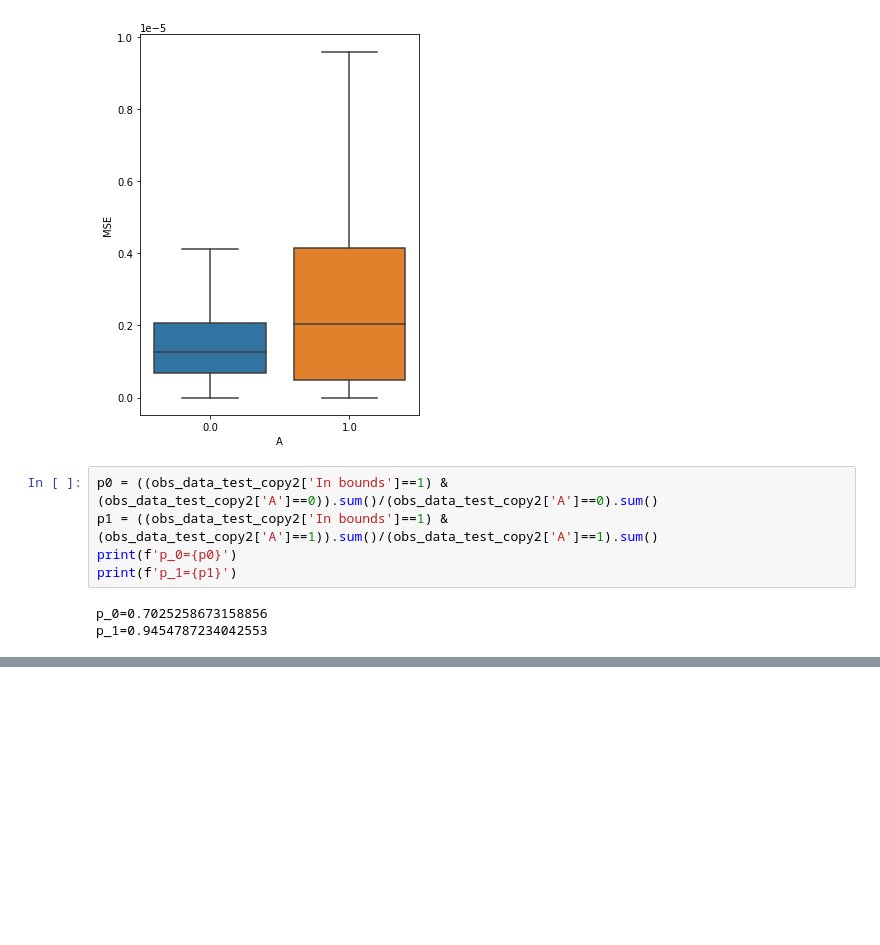
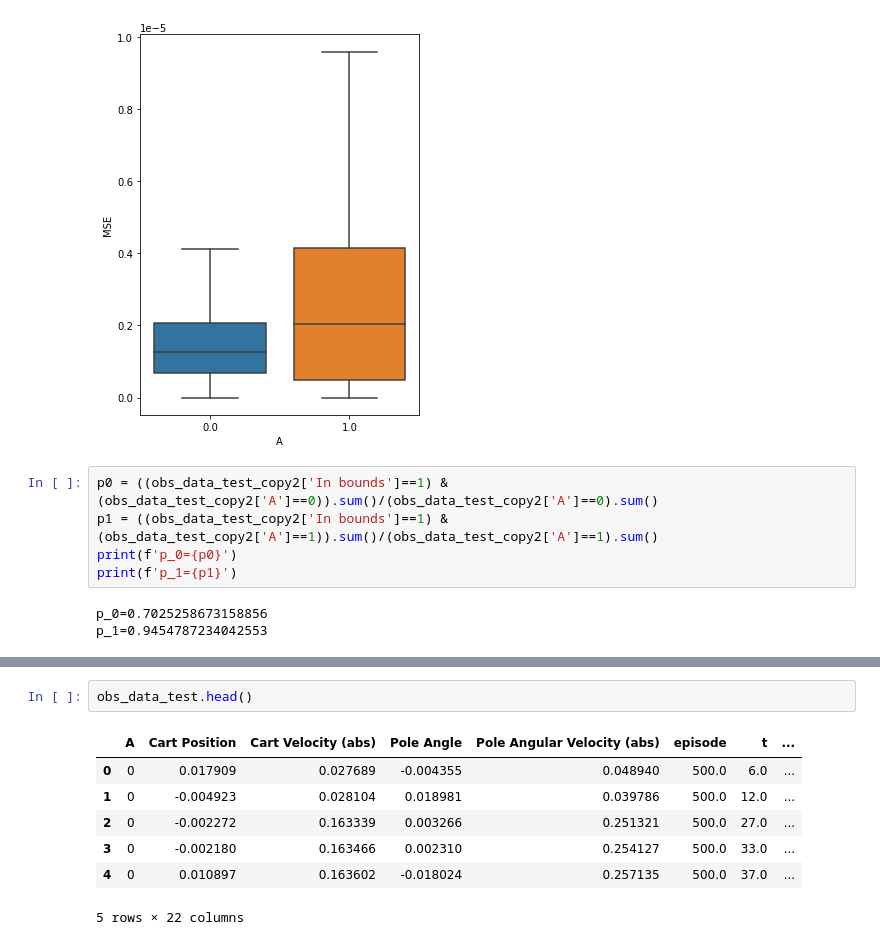
Before and after one commit to faaizT/CausalTwinAssessment, a Jupyter notebook: Cartpole Simulator.ipynb, the cells around one changed output, grey strips where cells are left out. Drawn from its saved outputs; the diff is of its cells as text; blank space fills up the shorter version.

```diff
--- a/Cartpole Simulator.ipynb
+++ b/Cartpole Simulator.ipynb
@@ -842,0 +922,10 @@ p_1=0.9454787234042553
+# %%
+obs_data_test.head()
+# %% [output]
+|  | A | Cart Position | Cart Velocity (abs) | Pole Angle | Pole Angular Velocity (abs) | episode | t | ... |
+| 0 | 0 | 0.017909 | 0.027689 | -0.004355 | 0.048940 | 500.0 | 6.0 | ... |
+| 1 | 0 | -0.004923 | 0.028104 | 0.018981 | 0.039786 | 500.0 | 12.0 | ... |
+| 2 | 0 | -0.002272 | 0.163339 | 0.003266 | 0.251321 | 500.0 | 27.0 | ... |
+| 3 | 0 | -0.002180 | 0.163466 | 0.002310 | 0.254127 | 500.0 | 33.0 | ... |
+| 4 | 0 | 0.010897 | 0.163602 | -0.018024 | 0.257135 | 500.0 | 37.0 | ... |
+5 rows × 22 columns
```
Also changed, not shown: parts of 6 cells of this notebook.
